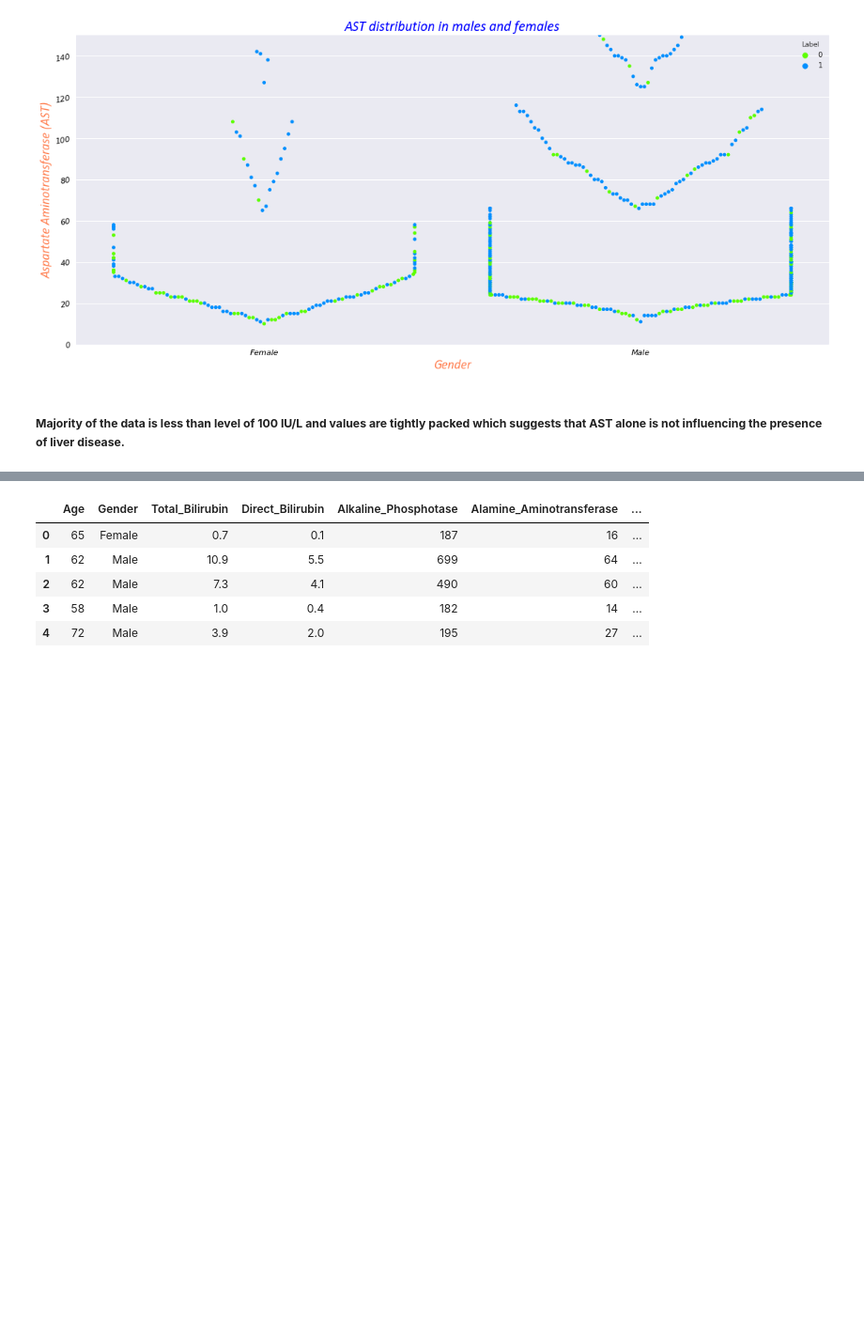
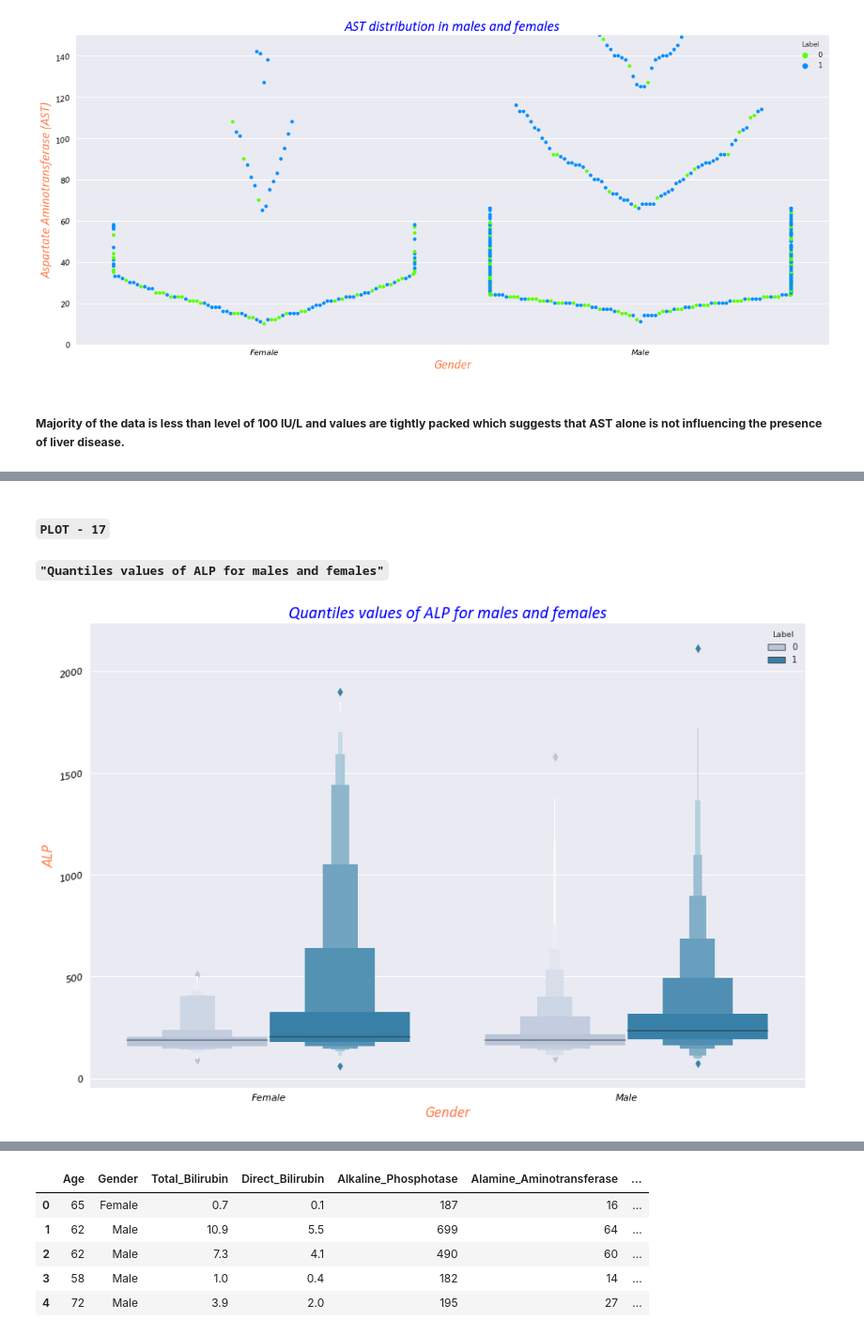
Before and after one commit to raj-shr-git/Liver_Disease_Data_Analysis, a Jupyter notebook: Liver_Patients_Classifier.ipynb, the cells around one changed output, grey strips where cells are left out. Shown at 94% size. Saved outputs shown, nothing was run; the diff lists cells and outputs as text; code cells hidden in the pictures; blank space fills up the shorter version.

```diff
--- a/Liver_Patients_Classifier.ipynb
+++ b/Liver_Patients_Classifier.ipynb
@@ -829,0 +872,15 @@ plt.show()
+# %% [markdown]
+#### **``PLOT - 17``**
+##### **``"Quantiles values of ALP for males and females"``**
+# %%
+with plt.style.context('seaborn'):
+    plt.figure(figsize=(15,10))
+    sns.boxenplot(x='Gender',y='Alkaline_Phosphotase',hue='Label',data=patients_df,palette=sns.color_palette('PuBu',2))
+    plt.xlabel('Gender',fontdict=label_font_dict)
+    plt.ylabel('ALP',fontdict=label_font_dict)
+    plt.title('Quantiles values of ALP for males and females',fontdict=title_font_dict)
+    plt.xticks(color='black',size=11,style='oblique')
+    plt.yticks(rotation=10,color='black',size=11,style='oblique')
+plt.show()
+# %% [output]
+[figure, added]
```
Also changed, not shown: parts of 13 cells of this notebook, 1 other file.
